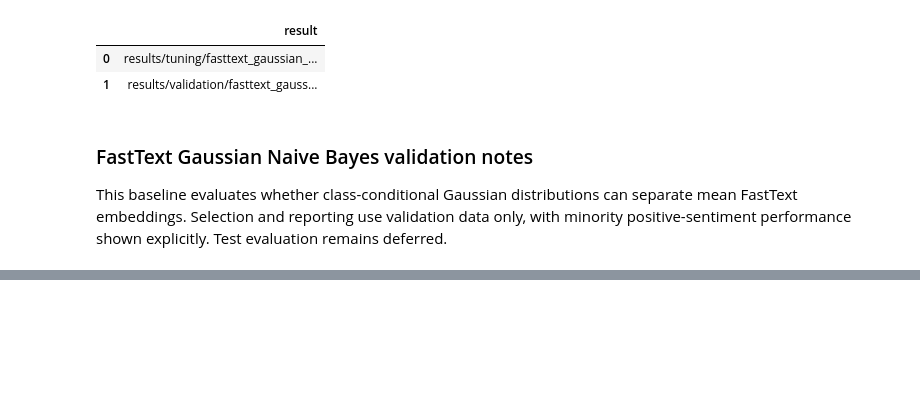
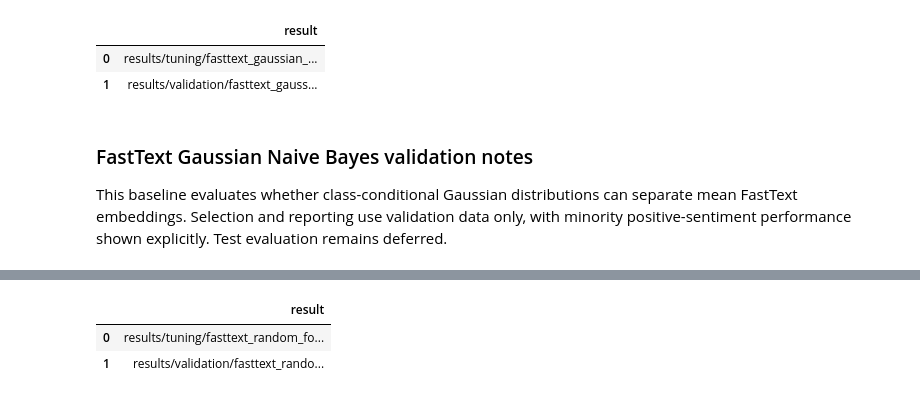
Before and after one commit to iAboud98/arabic-sentiment-analysis, a Jupyter notebook: notebooks/arabic_sentiment_analysis.ipynb, the cells around one changed output, grey strips where cells are left out. Drawn from its saved outputs; the diff is of its cells as text; code cells hidden in the pictures; blank space fills up the shorter version.

```diff
--- a/notebooks/arabic_sentiment_analysis.ipynb
+++ b/notebooks/arabic_sentiment_analysis.ipynb
@@ -3641,0 +3763,44 @@ This baseline evaluates whether class-conditional Gaussian distributions can sep
+# %%
+fasttext_rf_tuning_path = tuning_results_directory / "fasttext_random_forest.csv"
+fasttext_rf_tuning_results.to_csv(fasttext_rf_tuning_path, index=False)
+fasttext_rf_validation_path = (
+    validation_results_directory / "fasttext_random_forest.json"
+)
+fasttext_rf_validation_result = {
+    "experiment_id": "fasttext_random_forest_validation",
+    "representation": "fasttext_mean",
+    "classifier": "random_forest",
+    "seed": SEED,
+    "selection_metric": CONFIG["evaluation"]["primary_metric"],
+    "fixed_parameters": fasttext_rf_fixed_parameters,
+    "selected_parameters": BEST_FASTTEXT_RF_PARAMETERS,
+    "training_rows": len(PROCESSED_PARTITIONS["train"]),
+    "validation_rows": len(PROCESSED_PARTITIONS["validation"]),
+    "feature_count": FASTTEXT_DOCUMENT_MATRICES["train"].shape[1],
+    "aggregate_metrics": fasttext_rf_validation_metrics,
+    "per_class_metrics": fasttext_rf_validation_per_class.to_dict(orient="index"),
+    "confusion_matrix": fasttext_rf_validation_confusion.to_dict(orient="index"),
+    "test_evaluated": False,
+}
+with fasttext_rf_validation_path.open("w", encoding="utf-8") as result_file:
+    json.dump(
+        fasttext_rf_validation_result,
+        result_file,
+        ensure_ascii=False,
+        indent=2,
+        sort_keys=True,
+    )
+    result_file.write("\n")
+
+pd.DataFrame(
+    {
+        "result": [
+            str(fasttext_rf_tuning_path.relative_to(PROJECT_ROOT)),
+            str(fasttext_rf_validation_path.relative_to(PROJECT_ROOT)),
+        ]
+    }
+)
+# %% [output]
+|  | result |
+| 0 | results/tuning/fasttext_random_fo... |
+| 1 | results/validation/fasttext_rando... |
```
Also changed, not shown: parts of 4 cells of this notebook, 2 other files.
